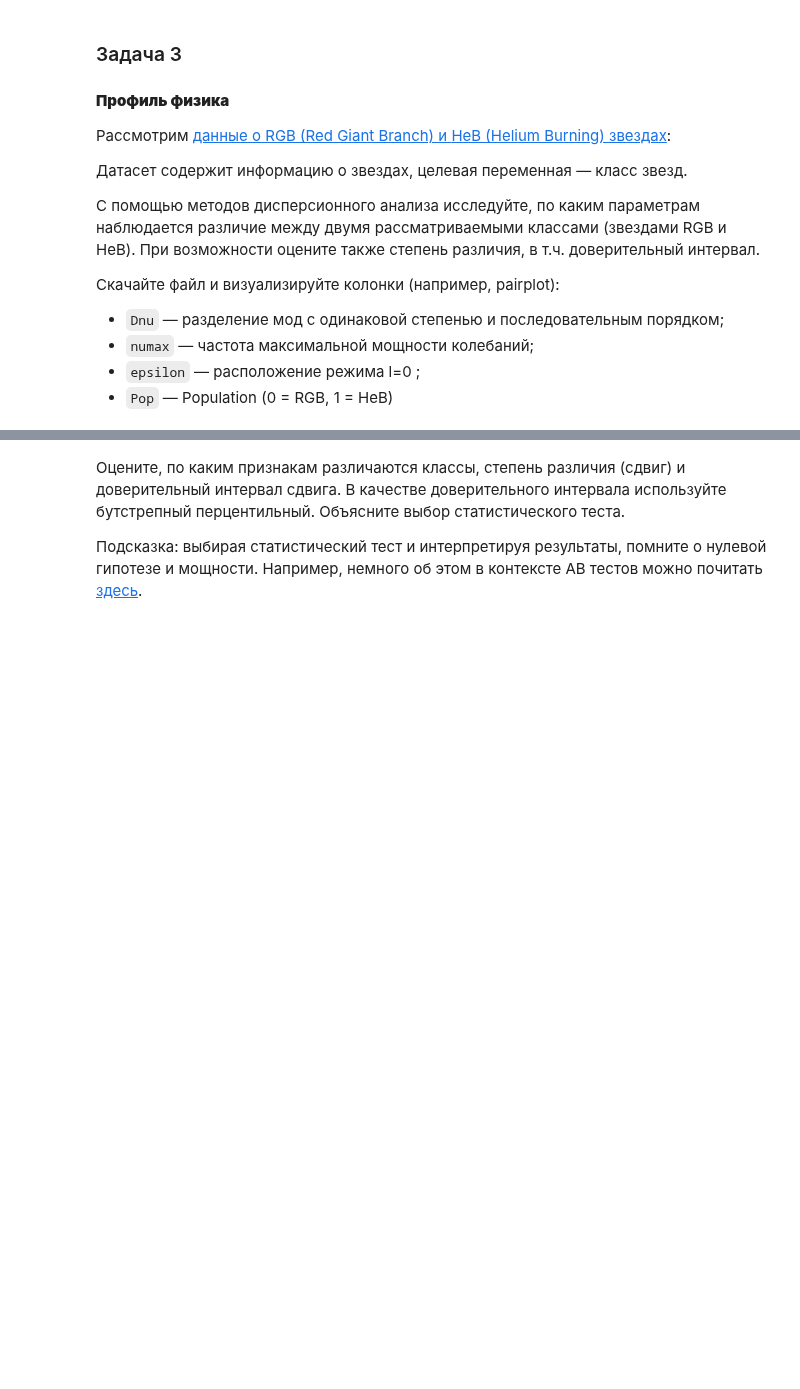
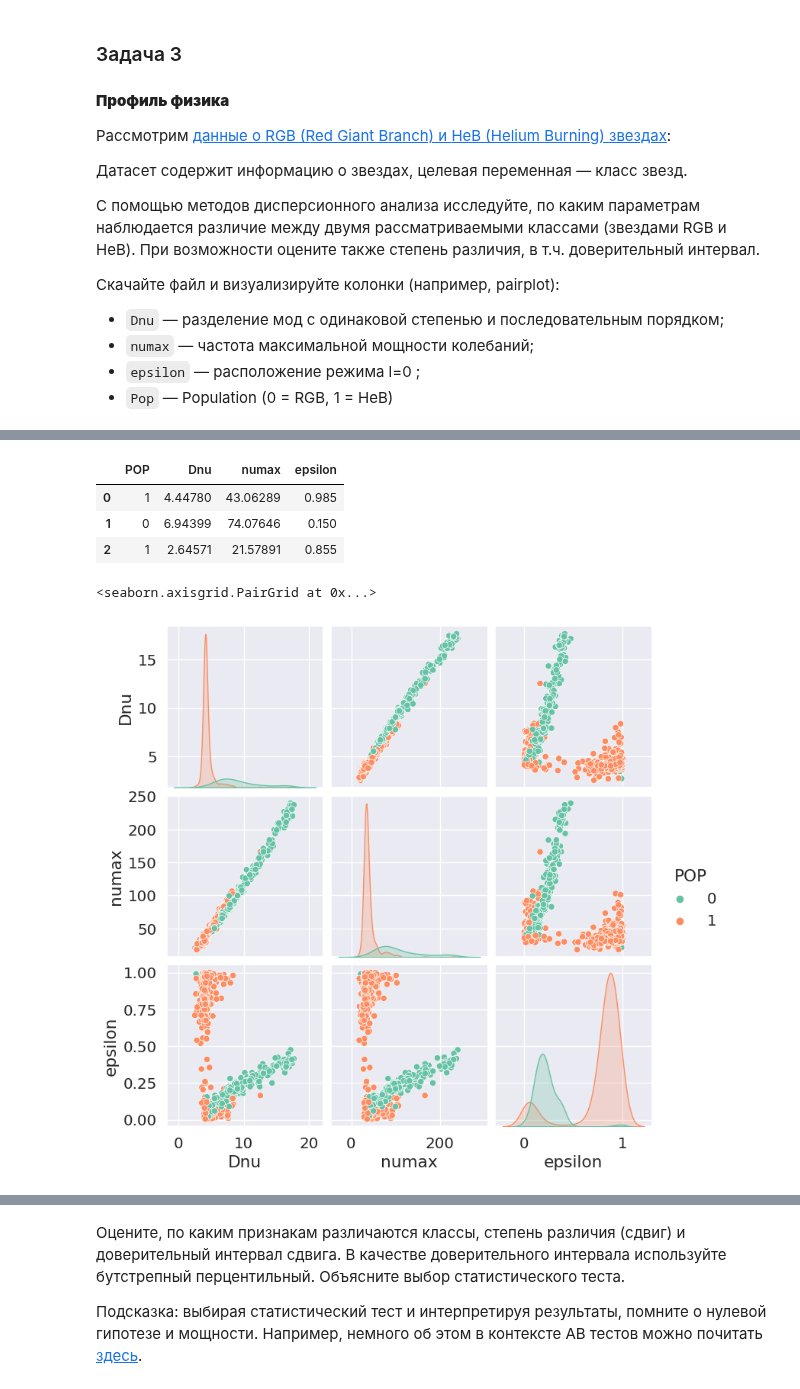
Before and after one commit to NMashalov/2023_OpenMipt_course, a Jupyter notebook: lesson10/dz10.ipynb, the cells around one changed output, grey strips where cells are left out. Cells and saved outputs as stored; diff of their text form; code cells hidden in the pictures; blank space fills up the shorter version.

```diff
--- a/lesson10/dz10.ipynb
+++ b/lesson10/dz10.ipynb
@@ -266,2 +320,9 @@ KeyError: ignored
+# %%
+data = pd.read_csv('classification-in-asteroseismology/classification_in_asteroseismology.csv')
 # %%
-data = <...>
+data.head(3)
+# %% [output]
+|  | POP | Dnu | numax | epsilon |
+| 0 | 1 | 4.44780 | 43.06289 | 0.985 |
+| 1 | 0 | 6.94399 | 74.07646 | 0.150 |
+| 2 | 1 | 2.64571 | 21.57891 | 0.855 |
@@ -270,3 +329,8 @@ data = <...>
+# %%
+sns.pairplot(data,hue='POP') # визуализация
+# %% [output]
+<seaborn.axisgrid.PairGrid at 0x...>
+[figure, added]
 # %% [markdown]
 Насколько сильно отличаются распределения между классами? Есть ли очевидные отличия, сдвиг?
 
```
Also changed, not shown: parts of 52 cells of this notebook.
